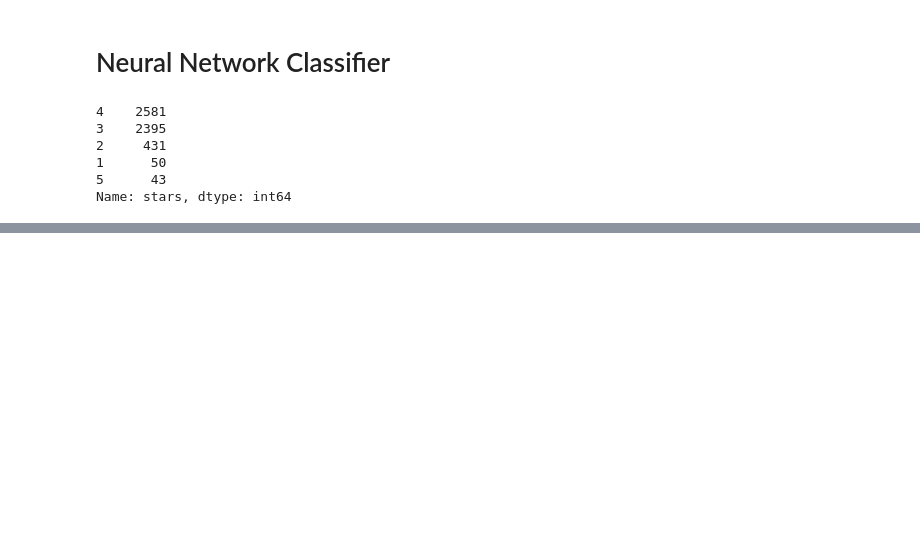
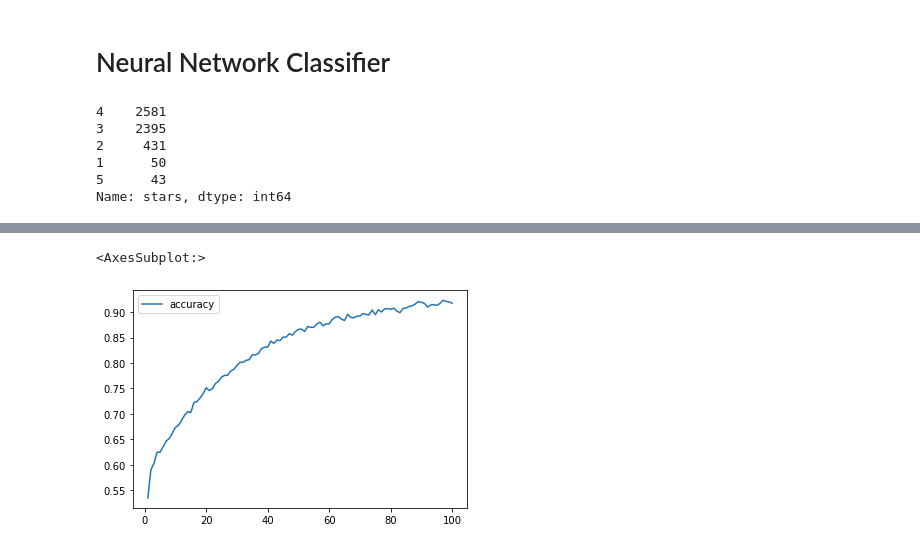
Before and after one commit to abtieku/group4-project, a Jupyter notebook: Machine_Learning/ML_and_DataCleaning_notebooks/ML_models.ipynb, the cells around one changed output, grey strips where cells are left out. Saved outputs shown, nothing was run; the diff lists cells and outputs as text; code cells hidden in the pictures; blank space fills up the shorter version.

```diff
--- a/Machine_Learning/ML_and_DataCleaning_notebooks/ML_models.ipynb
+++ b/Machine_Learning/ML_and_DataCleaning_notebooks/ML_models.ipynb
@@ -151,0 +171,11 @@ results.head(50)
+# %%
+#testing
+result_df = pandas.DataFrame(
+    fit_model.history,
+    index = range(1, len(fit_model.history["accuracy"]) + 1)
+)
+
+result_df.plot(y="accuracy")
+# %% [output]
+<AxesSubplot:>
+[figure, added]
```
Also changed, not shown: parts of 10 cells of this notebook, 4 other files.
